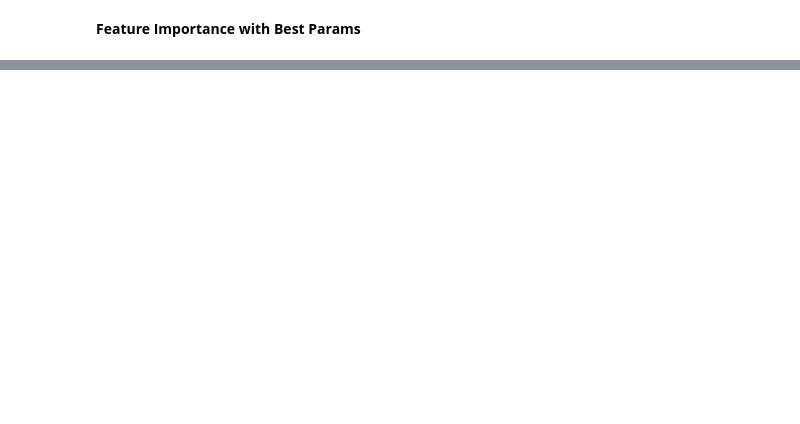
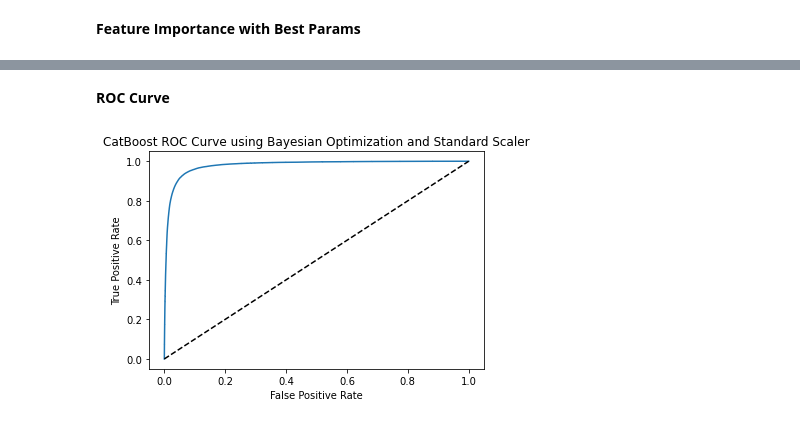
Before and after one commit to mitchellramsey/sba-hra-analysis, a Jupyter notebook: models/4.3_modeling_catboost_mr_2022_0421.ipynb, the cells around one changed output, grey strips where cells are left out. Cells and saved outputs as stored; diff of their text form; code cells hidden in the pictures; blank space fills up the shorter version.

```diff
--- a/models/4.3_modeling_catboost_mr_2022_0421.ipynb
+++ b/models/4.3_modeling_catboost_mr_2022_0421.ipynb
@@ -244,0 +381,6 @@ model_results, best_model_params = appendModelingResults(model_results, best_mod
+# %% [markdown]
+**ROC Curve**
+# %%
+metrics['auc'] = drawRocCurve(cbc_bo_ss_mod1, X_train_ss, X_test_ss, y_train_ss, y_test_ss, mod_info)
+# %% [output]
+[figure, added]
```
Also changed, not shown: parts of 97 cells of this notebook, 4 other files.
